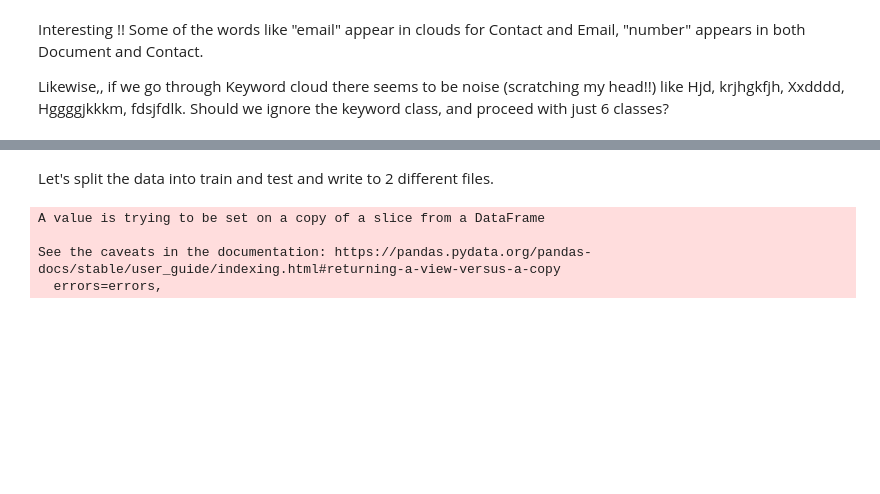
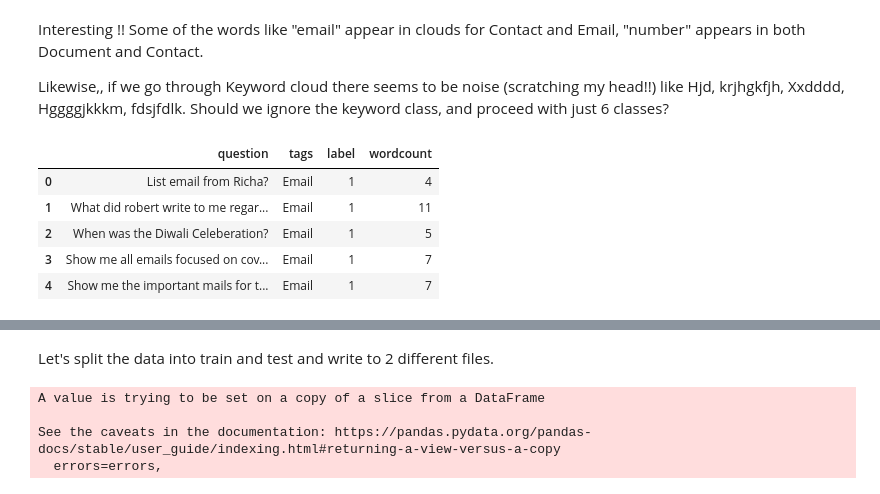
Before and after one commit to pallavi-allada/UtteranceClassification, a Jupyter notebook: src/EDA_Utterance_Data.ipynb, the cells around one changed output, grey strips where cells are left out. Drawn from its saved outputs; the diff is of its cells as text; code cells hidden in the pictures; blank space fills up the shorter version.

```diff
--- a/src/EDA_Utterance_Data.ipynb
+++ b/src/EDA_Utterance_Data.ipynb
@@ -124,3 +124,13 @@ plt.show()
 Interesting !! Some of the words like "email" appear in clouds for Contact and Email, "number" appears in both Document and Contact.
 
 Likewise,, if we go through Keyword cloud there seems to be noise (scratching my head!!) like Hjd, krjhgkfjh, Xxdddd, Hggggjkkkm, fdsjfdlk. Should we ignore the keyword class, and proceed with just 6 classes?
+# %%
+dataset['wordcount'] = dataset['question'].apply(lambda x: len(x.split( )))
+dataset.head()
+# %% [output]
+|  | question | tags | label | wordcount |
+| 0 | List email from Richa? | Email | 1 | 4 |
+| 1 | What did robert write to me regar... | Email | 1 | 11 |
+| 2 | When was the Diwali Celeberation? | Email | 1 | 5 |
+| 3 | Show me all emails focused on cov... | Email | 1 | 7 |
+| 4 | Show me the important mails for t... | Email | 1 | 7 |
```
Also changed, not shown: parts of 3 cells of this notebook.
